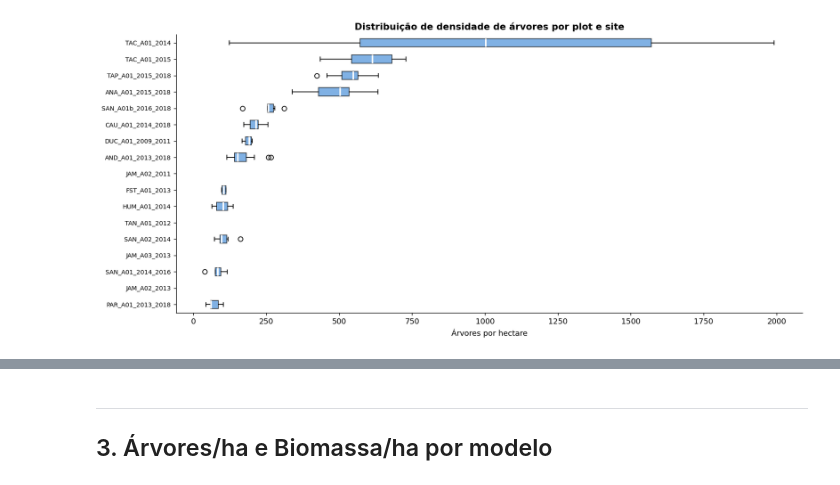
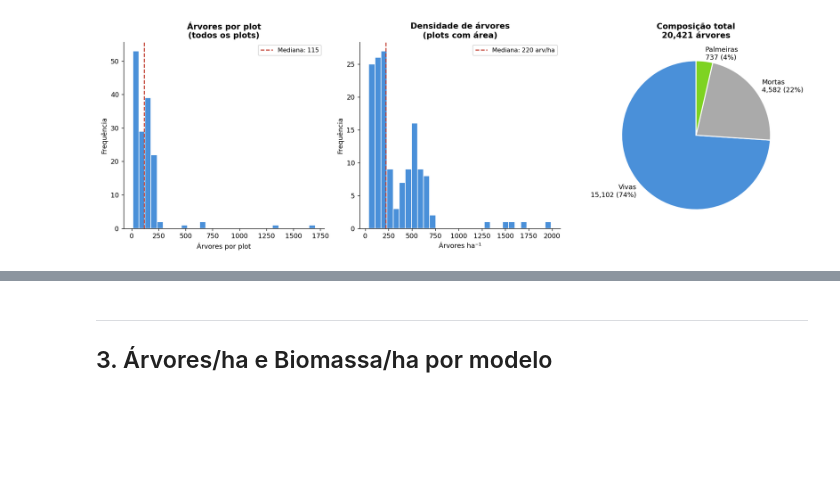
Before and after one commit to dandanjacob/tese-lidar-biomass-prediction, a Jupyter notebook: notebooks/07_biomass_analysis.ipynb, the cells around one changed output, grey strips where cells are left out. Drawn from its saved outputs; the diff is of its cells as text; code cells hidden in the pictures; blank space fills up the shorter version.

```diff
--- a/notebooks/07_biomass_analysis.ipynb
+++ b/notebooks/07_biomass_analysis.ipynb
@@ -104,21 +48,37 @@ plt.show()
-# %%
-# Distribuição de árvores/ha por plot (boxplot por site)
-s_valid = s[s["area_ha"].notna() & (s["area_ha"] > 0)].copy()
-s_valid["arvores_ha"] = s_valid["n_arvores"] / s_valid["area_ha"]
-
-order = s_valid.groupby("site_short")["arvores_ha"].median().sort_values().index
-data  = [s_valid[s_valid["site_short"] == site]["arvores_ha"].values for site in order]
-
-fig, ax = plt.subplots(figsize=(13, 6))
-bp = ax.boxplot(data, vert=False, patch_artist=True, labels=order,
-                medianprops=dict(color="white", linewidth=2))
-for patch in bp["boxes"]:
-    patch.set_facecolor("#4a90d9")
-    patch.set_alpha(0.7)
-ax.set_xlabel("Árvores por hectare")
-ax.set_title("Distribuição de densidade de árvores por plot e site", fontweight="bold")
-ax.tick_params(axis="y", labelsize=8)
-plt.tight_layout()
-plt.show()
-# %% [output]
-[figure, removed]
+# %%
+fig, axes = plt.subplots(1, 3, figsize=(15, 5))
+
+# Histograma: n_arvores por plot
+axes[0].hist(df["n_arvores"], bins=30, color="#4a90d9", edgecolor="white")
+axes[0].axvline(df["n_arvores"].median(), color="#c0392b", linestyle="--",
+                label=f"Mediana: {df['n_arvores'].median():.0f}")
+axes[0].set_xlabel("Árvores por plot")
+axes[0].set_ylabel("Frequência")
+axes[0].set_title("Árvores por plot\n(todos os plots)", fontweight="bold")
+axes[0].legend(fontsize=9)
+
+# Histograma: árvores/ha
+axes[1].hist(dv["arvores_ha"], bins=30, color="#4a90d9", edgecolor="white")
+axes[1].axvline(dv["arvores_ha"].median(), color="#c0392b", linestyle="--",
+                label=f"Mediana: {dv['arvores_ha'].median():.0f} arv/ha")
+axes[1].set_xlabel("Árvores ha⁻¹")
+axes[1].set_ylabel("Frequência")
+axes[1].set_title("Densidade de árvores\n(plots com área)", fontweight="bold")
+axes[1].legend(fontsize=9)
+
+# Composição média por plot
+comp = {
+    "Vivas":     df["n_arvores_vivas"].sum(),
+    "Mortas":    df["n_mortas"].sum(),
+    "Palmeiras": df["n_palmeiras"].sum(),
+}
+total = sum(comp.values())
+axes[2].pie(comp.values(), labels=[f"{k}\n{v:,} ({100*v/total:.0f}%)" for k,v in comp.items()],
+            colors=["#4a90d9","#aaaaaa","#7ed321"], startangle=90,
+            wedgeprops=dict(edgecolor="white", linewidth=1.5))
+axes[2].set_title(f"Composição total\n{total:,} árvores", fontweight="bold")
+
+plt.tight_layout()
+plt.show()
+# %% [output]
+[figure, added]
```
Also changed, not shown: parts of 16 cells of this notebook.
